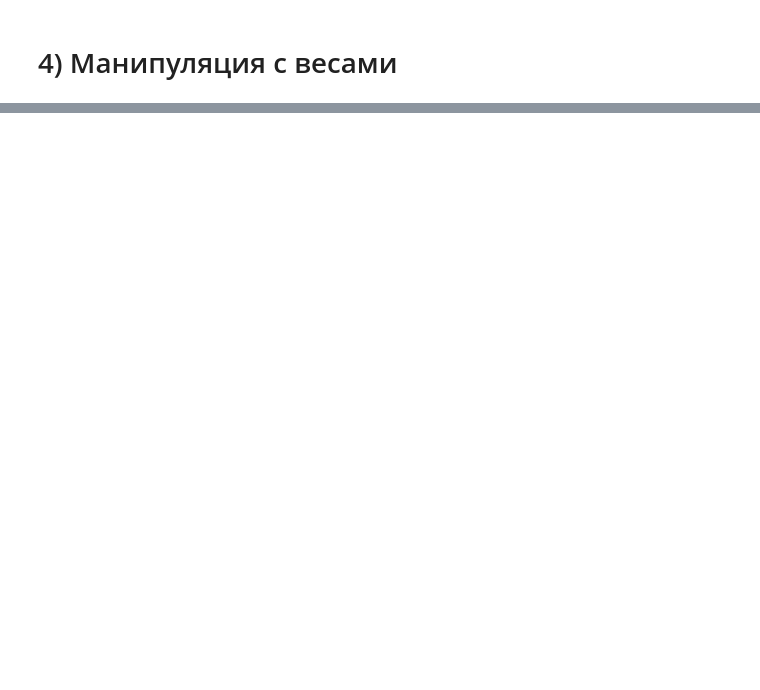
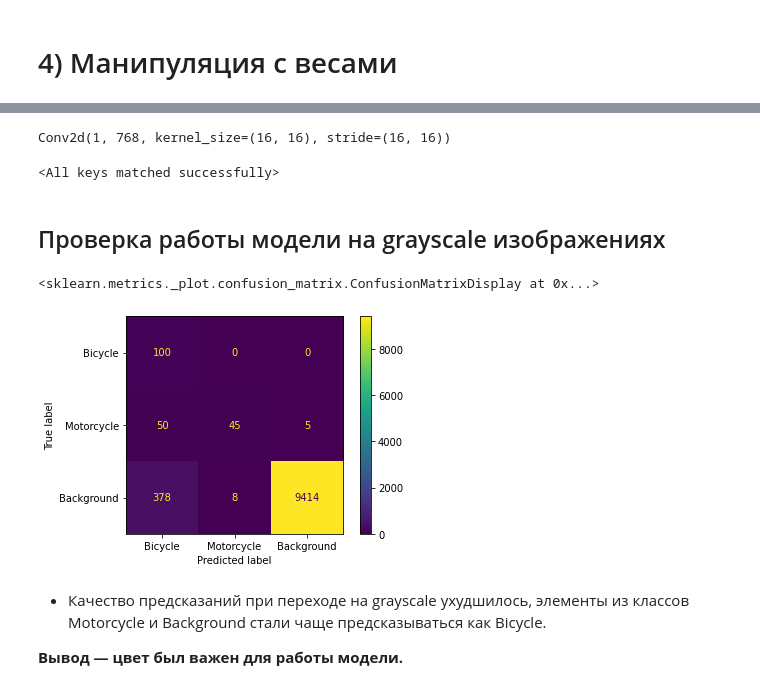
Before and after one commit to DenisKabanov/instruments_of_intellectual_data_analysis, a Jupyter notebook: 3) NN fine-tuning and performance measurement/task3.ipynb, the cells around one changed output, grey strips where cells are left out. Cells and saved outputs as stored; diff of their text form; code cells hidden in the pictures; blank space fills up the shorter version.

```diff
--- a/3) NN fine-tuning and performance measurement/task3.ipynb
+++ b/3) NN fine-tuning and performance measurement/task3.ipynb
@@ -585,0 +863,4 @@ ConfusionMatrixDisplay(confusion_matrix=confusion_matrix_finetuned, display_labe
+# %%
+# 0.299∙Red + 0.587∙Green + 0.114∙Blue
+state_dict["vit.embeddings.patch_embeddings.projection.weight"] = 0.299*r + 0.587*g + 0.114*b # обновляем веса для свёртки
+state_dict["vit.embeddings.patch_embeddings.projection.weight"].shape # размерность новых весов для свёртки
@@ -585,0 +873,12 @@ ConfusionMatrixDisplay(confusion_matrix=confusion_matrix_finetuned, display_labe
+# %%
+model.vit.embeddings.patch_embeddings.projection = torch.nn.Conv2d(in_channels=1, out_channels=768, kernel_size=(16,16), stride=(16, 16)) # изменяем свёрточный слой у модели, чтобы на вход был один канал
+model.vit.embeddings.patch_embeddings.projection # у изменённого слоя теперь только один входной канал
+# %% [output]
+Conv2d(1, 768, kernel_size=(16, 16), stride=(16, 16))
+# %%
+model.load_state_dict(state_dict) # загружаем пересчитанные веса в модель (смещение не меняли)
+# %% [output]
+<All keys matched successfully>
+# %%
+model.config.num_channels = 1 # ставим в конфиге число ожидаемых каналов, равное 1 (вместо 3)
+model.vit.embeddings.patch_embeddings.num_channels = 1 # ставим у вложенного слоя число ожидаемых каналов, равное 1 (вместо 3)
@@ -585,0 +888,13 @@ ConfusionMatrixDisplay(confusion_matrix=confusion_matrix_finetuned, display_labe
+# %% [markdown]
+## Проверка работы модели на grayscale изображениях
+# %%
+labels_true_gray, labels_pred_gray = model_predict(model=model, loader=loader_test_processed_gray, device=device, finetuned=True) # получаем предсказания модели и настоящие таргеты
+confusion_matrix_finetuned_gray = confusion_matrix(y_true=labels_true_gray, y_pred=labels_pred_gray) # считаем confusion matrix для трёх классов на fine-tuned модели
+ConfusionMatrixDisplay(confusion_matrix=confusion_matrix_finetuned_gray, display_labels=["Bicycle", "Motorcycle", "Background"]).plot() # вывод Confusion Matrix
+# %% [output]
+<sklearn.metrics._plot.confusion_matrix.ConfusionMatrixDisplay at 0x...>
+[figure, added]
+# %% [markdown]
+* Качество предсказаний при переходе на grayscale ухудшилось, элементы из классов Motorcycle и Background стали чаще предсказываться как Bicycle.
+
+**Вывод — цвет был важен для работы модели.**
```
Also changed, not shown: parts of 57 cells of this notebook, 4 other files.
